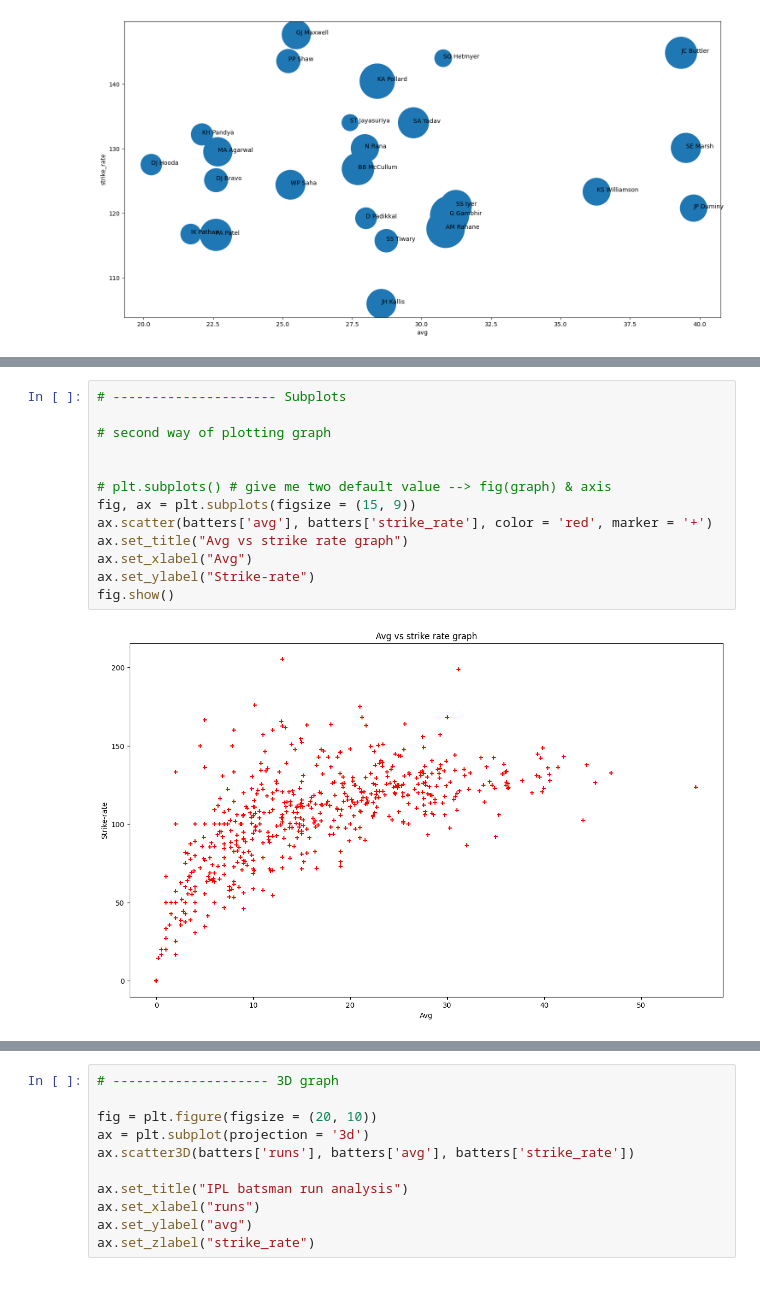
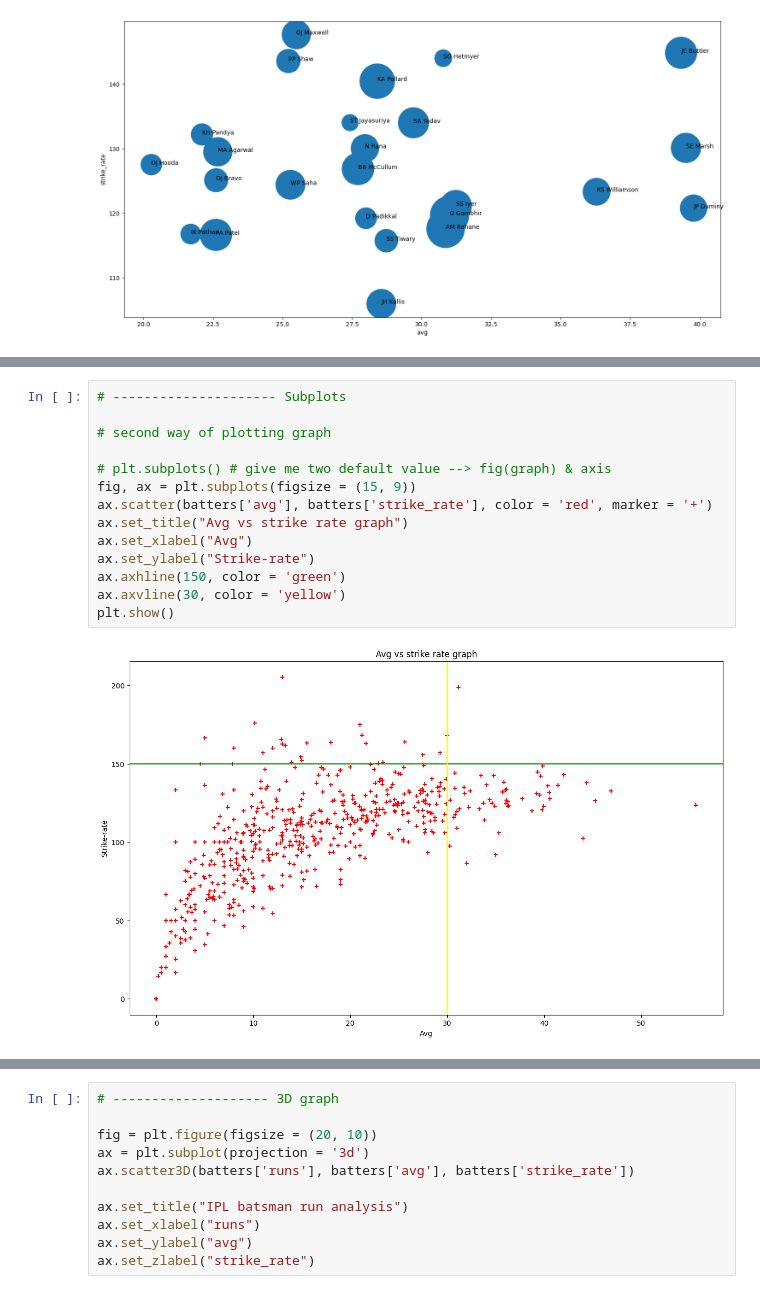
Before and after one commit to partho-majumdar/CampusX_Matplotlib, a Jupyter notebook: Advanced/advance.ipynb, the cells around one changed output, grey strips where cells are left out. Cells and saved outputs as stored; diff of their text form.

```diff
--- a/Advanced/advance.ipynb
+++ b/Advanced/advance.ipynb
@@ -144,18 +144,19 @@ plt.axvline(30, color = 'red')
 # %%
 # --------------------- Subplots
 
 # second way of plotting graph
-
 
 # plt.subplots() # give me two default value --> fig(graph) & axis
 fig, ax = plt.subplots(figsize = (15, 9))
 ax.scatter(batters['avg'], batters['strike_rate'], color = 'red', marker = '+')
 ax.set_title("Avg vs strike rate graph")
 ax.set_xlabel("Avg")
 ax.set_ylabel("Strike-rate")
-fig.show()
+ax.axhline(150, color = 'green')
+ax.axvline(30, color = 'yellow')
+plt.show()
 # %% [output]
-[figure, old version]
+[figure, new version]
 # %%
 # draw side by side two multiple graph (avg vs strike rate) & (runs vs strike rate)
 
```
Also changed, not shown: parts of 25 cells of this notebook, 1 other file.
